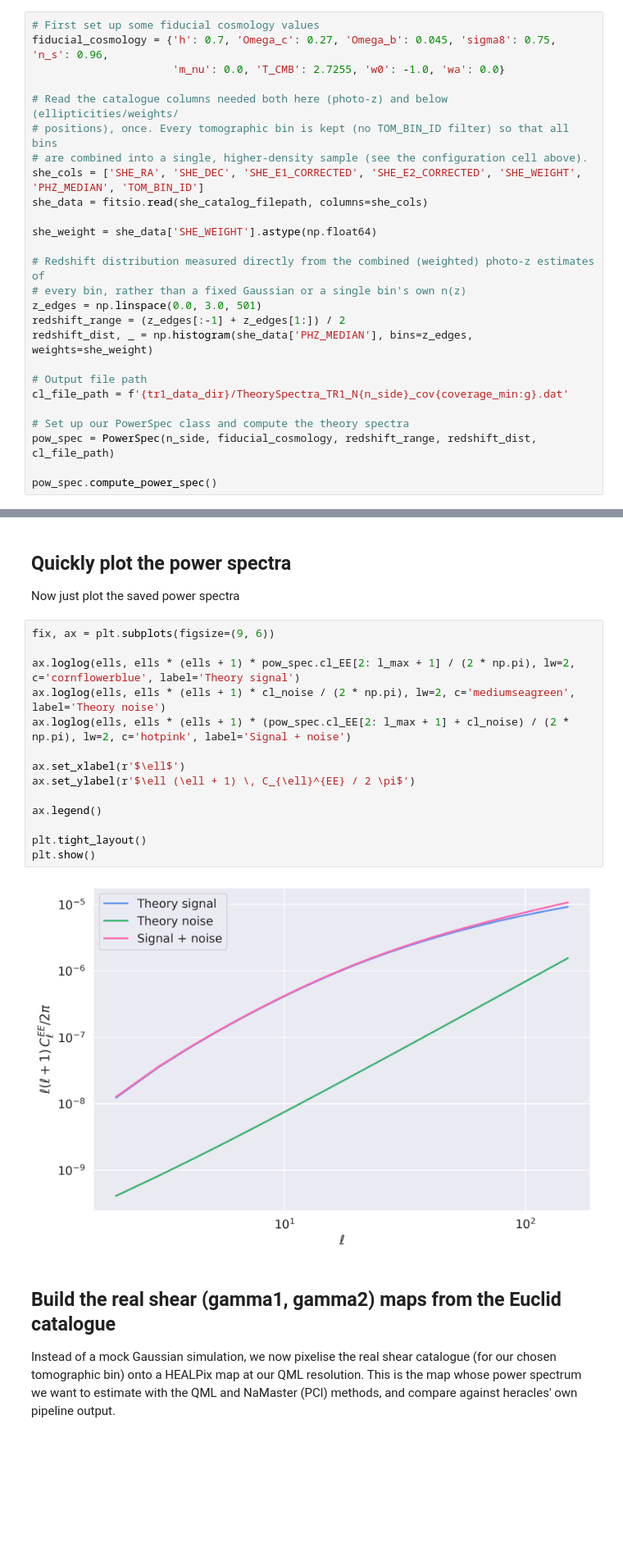
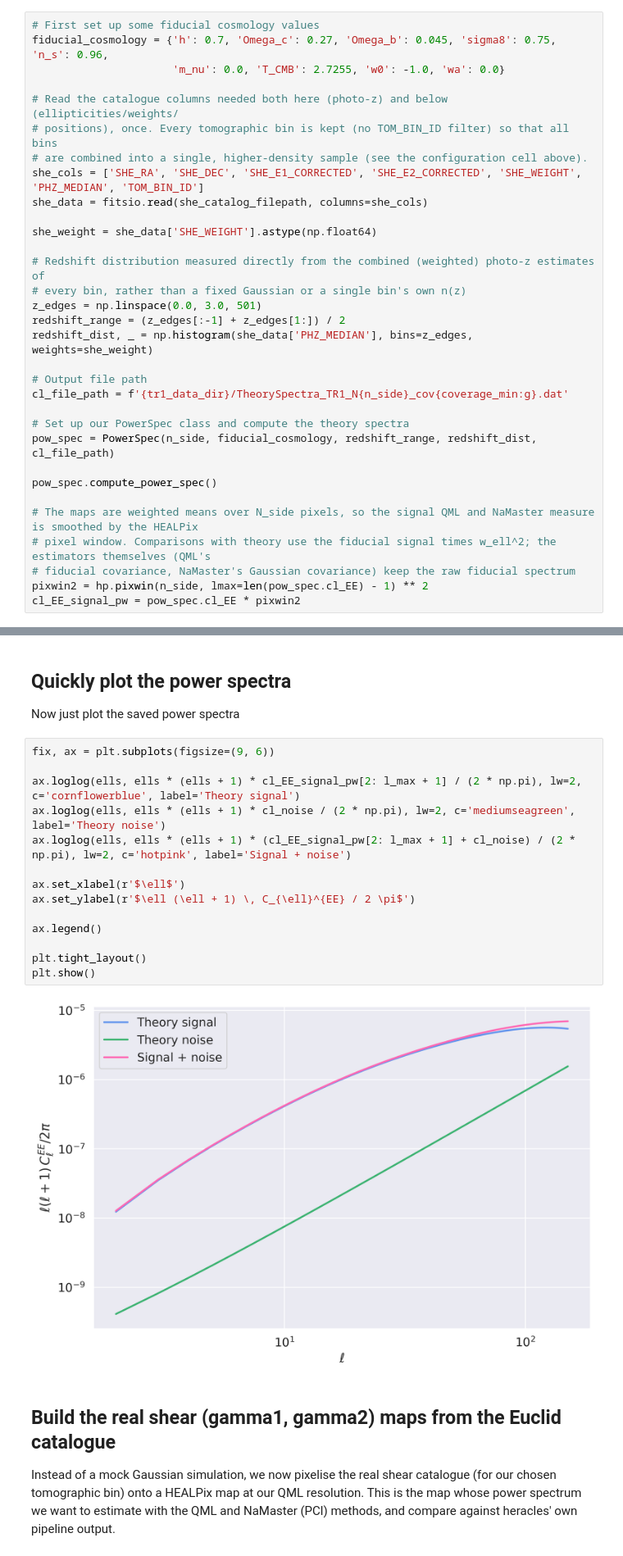
Before and after one commit to ucapbba/WeakLensingQML, a Jupyter notebook: TR1/TR1_south_power_spectra_and_covariance_estimation.ipynb, the cells around one changed output, grey strips where cells are left out. Shown at 82% size. Saved outputs shown, nothing was run; the diff lists cells and outputs as text; blank space fills up the shorter version.

```diff
--- a/TR1/TR1_south_power_spectra_and_covariance_estimation.ipynb
+++ b/TR1/TR1_south_power_spectra_and_covariance_estimation.ipynb
@@ -263,5 +271,11 @@ cl_file_path = f'{tr1_data_dir}/TheorySpectra_TR1_N{n_side}_cov{coverage_min:g}.
 pow_spec = PowerSpec(n_side, fiducial_cosmology, redshift_range, redshift_dist, cl_file_path)
 
 pow_spec.compute_power_spec()
+
+# The maps are weighted means over N_side pixels, so the signal QML and NaMaster measure is smoothed by the HEALPix
+# pixel window. Comparisons with theory use the fiducial signal times w_ell^2; the estimators themselves (QML's
+# fiducial covariance, NaMaster's Gaussian covariance) keep the raw fiducial spectrum
+pixwin2 = hp.pixwin(n_side, lmax=len(pow_spec.cl_EE) - 1) ** 2
+cl_EE_signal_pw = pow_spec.cl_EE * pixwin2
 # %% [output]
 Evaluating the theory Cl values using CCL
@@ -316,19 +330,19 @@ Now just plot the saved power spectra
 # %%
 fix, ax = plt.subplots(figsize=(9, 6))
 
-ax.loglog(ells, ells * (ells + 1) * pow_spec.cl_EE[2: l_max + 1] / (2 * np.pi), lw=2, c='cornflowerblue', label='Theory signal')
+ax.loglog(ells, ells * (ells + 1) * cl_EE_signal_pw[2: l_max + 1] / (2 * np.pi), lw=2, c='cornflowerblue', label='Theory signal')
 ax.loglog(ells, ells * (ells + 1) * cl_noise / (2 * np.pi), lw=2, c='mediumseagreen', label='Theory noise')
-ax.loglog(ells, ells * (ells + 1) * (pow_spec.cl_EE[2: l_max + 1] + cl_noise) / (2 * np.pi), lw=2, c='hotpink', label='Signal + noise')
+ax.loglog(ells, ells * (ells + 1) * (cl_EE_signal_pw[2: l_max + 1] + cl_noise) / (2 * np.pi), lw=2, c='hotpink', label='Signal + noise')
 
 ax.set_xlabel(r'$\ell$')
 ax.set_ylabel(r'$\ell (\ell + 1) \, C_{\ell}^{EE} / 2 \pi$')
 
 ax.legend()
 
 plt.tight_layout()
 plt.show()
 # %% [output]
-[figure, old version]
+[figure, new version]
 # %% [markdown]
 ## Build the real shear (gamma1, gamma2) maps from the Euclid catalogue
 
```
Also changed, not shown: parts of 21 cells of this notebook, 5 other files.
